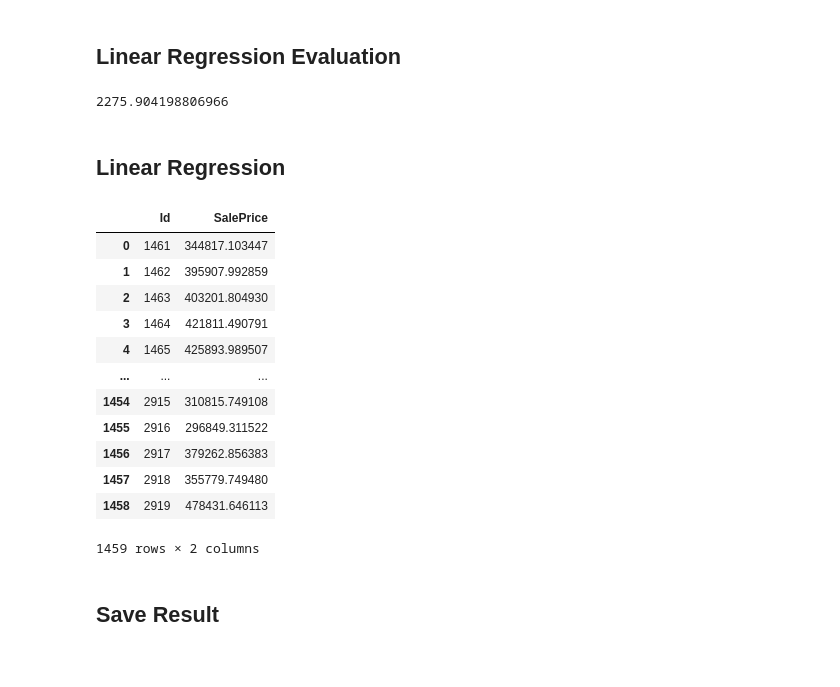
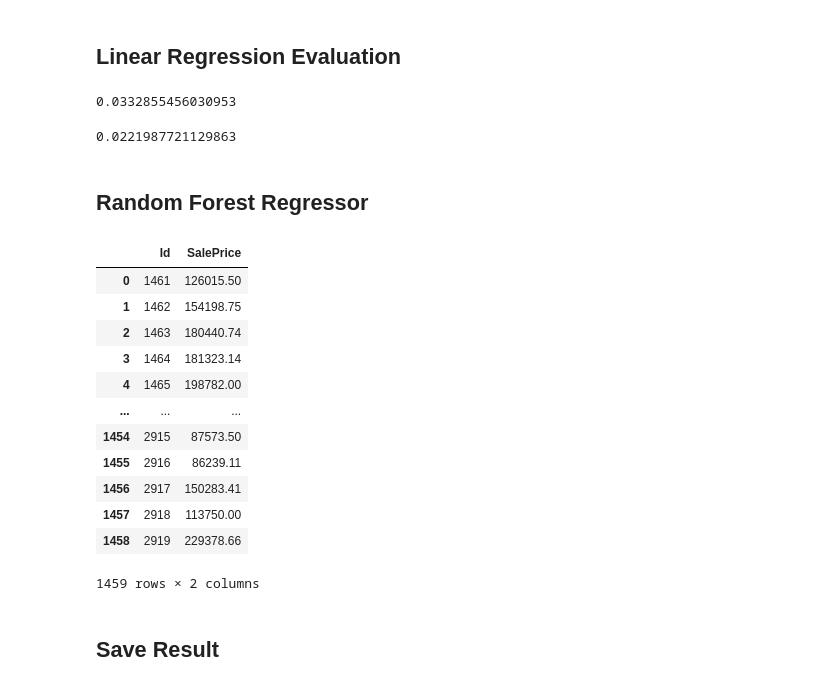
Before and after one commit to aguang-xyz/kaggle-solutions, a Jupyter notebook: solutions/house-prices-advanced-regression-techniques/solution.ipynb, the cells around one changed output. Drawn from its saved outputs; the diff is of its cells as text; code cells hidden in the pictures.

Commit message:
Random Forest Regressor.

```diff
--- a/solutions/house-prices-advanced-regression-techniques/solution.ipynb
+++ b/solutions/house-prices-advanced-regression-techniques/solution.ipynb
@@ -95,10 +95,10 @@ test_x = test.drop(['Id'], axis = 1)
 # %% [markdown]
 ## Linear Regression Evaluation
 # %%
-import math
 from sklearn.linear_model import LinearRegression
 from sklearn.model_selection import train_test_split
 from sklearn.metrics import plot_roc_curve
+from sklearn.metrics import mean_squared_log_error
 
 x1, x2, y1, y2 = train_test_split(train_x, train_y)
 
@@ -106,34 +106,42 @@ lr = LinearRegression()
 
 lr.fit(x1, y1)
 
-evl = pd.DataFrame({ 'p': lr.predict(x2), 'q': y2 })
-
-math.sqrt(((evl.p - evl.q) * (evl.p - evl.q)).sum()) / evl.shape[0]
+mean_squared_log_error(lr.predict(x2), y2)
 # %% [output]
-2275.904198806966
+0.0332855456030953
-# %% [markdown]
-## Linear Regression
+# %%
+from sklearn.ensemble import RandomForestRegressor
+
+rfr = RandomForestRegressor()
+
+rfr.fit(x1, y1)
+
+mean_squared_log_error(rfr.predict(x2), y2)
+# %% [output]
+0.0221987721129863
+# %% [markdown]
+## Random Forest Regressor
 # %%
-lr = LinearRegression()
+rfr = RandomForestRegressor()
 
-lr.fit(train_x, train_y)
+rfr.fit(train_x, train_y)
 
-prediction = pd.DataFrame({ 'Id': test.Id, 'SalePrice': lr.predict(test_x) })
+prediction = pd.DataFrame({ 'Id': test.Id, 'SalePrice': rfr.predict(test_x) })
 
 prediction
 # %% [output]
 |  | Id | SalePrice |
-| 0 | 1461 | 344817.103447 |
-| 1 | 1462 | 395907.992859 |
-| 2 | 1463 | 403201.804930 |
-| 3 | 1464 | 421811.490791 |
-| 4 | 1465 | 425893.989507 |
+| 0 | 1461 | 126015.50 |
+| 1 | 1462 | 154198.75 |
+| 2 | 1463 | 180440.74 |
+| 3 | 1464 | 181323.14 |
+| 4 | 1465 | 198782.00 |
 | ... | ... | ... |
-| 1454 | 2915 | 310815.749108 |
-| 1455 | 2916 | 296849.311522 |
-| 1456 | 2917 | 379262.856383 |
-| 1457 | 2918 | 355779.749480 |
-| 1458 | 2919 | 478431.646113 |
+| 1454 | 2915 | 87573.50 |
+| 1455 | 2916 | 86239.11 |
+| 1456 | 2917 | 150283.41 |
+| 1457 | 2918 | 113750.00 |
+| 1458 | 2919 | 229378.66 |
 1459 rows × 2 columns
 # %% [markdown]
 ## Save Result
```
Also changed, not shown: 1 other file.
